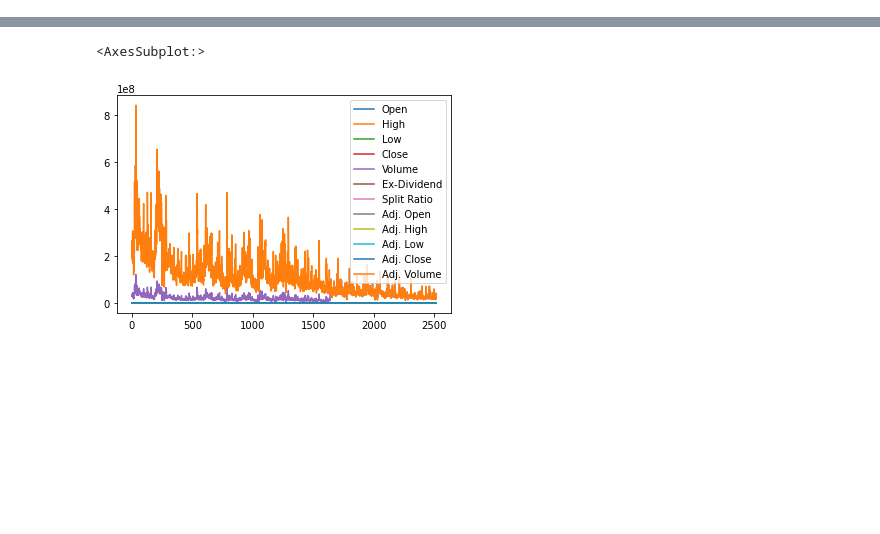
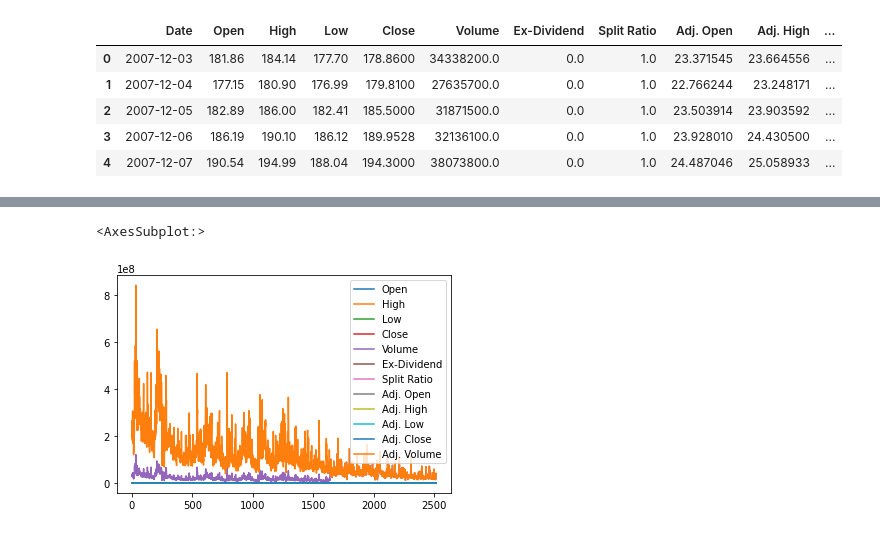
Before and after one commit to secmldev/quick-start-python, a Jupyter notebook: 104_pandas_read_csv_data.ipynb, the cells around one changed output, grey strips where cells are left out. Cells and saved outputs as stored; diff of their text form; code cells hidden in the pictures; blank space fills up the shorter version.

```diff
--- a/104_pandas_read_csv_data.ipynb
+++ b/104_pandas_read_csv_data.ipynb
@@ -4,6 +13,15 @@ import pandas
 import matplotlib.pyplot as plt
 # %%
 data = pandas.read_csv('data//AAPL.csv')
+# %%
+data.head()
+# %% [output]
+|  | Date | Open | High | Low | Close | Volume | Ex-Dividend | Split Ratio | Adj. Open | Adj. High | ... |
+| 0 | 2007-12-03 | 181.86 | 184.14 | 177.70 | 178.8600 | 34338200.0 | 0.0 | 1.0 | 23.371545 | 23.664556 | ... |
+| 1 | 2007-12-04 | 177.15 | 180.90 | 176.99 | 179.8100 | 27635700.0 | 0.0 | 1.0 | 22.766244 | 23.248171 | ... |
+| 2 | 2007-12-05 | 182.89 | 186.00 | 182.41 | 185.5000 | 31871500.0 | 0.0 | 1.0 | 23.503914 | 23.903592 | ... |
+| 3 | 2007-12-06 | 186.19 | 190.10 | 186.12 | 189.9528 | 32136100.0 | 0.0 | 1.0 | 23.928010 | 24.430500 | ... |
+| 4 | 2007-12-07 | 190.54 | 194.99 | 188.04 | 194.3000 | 38073800.0 | 0.0 | 1.0 | 24.487046 | 25.058933 | ... |
 # %%
 data.describe()
 # %% [output]
```
Also changed, not shown: parts of 2 cells of this notebook, 12 other files.
